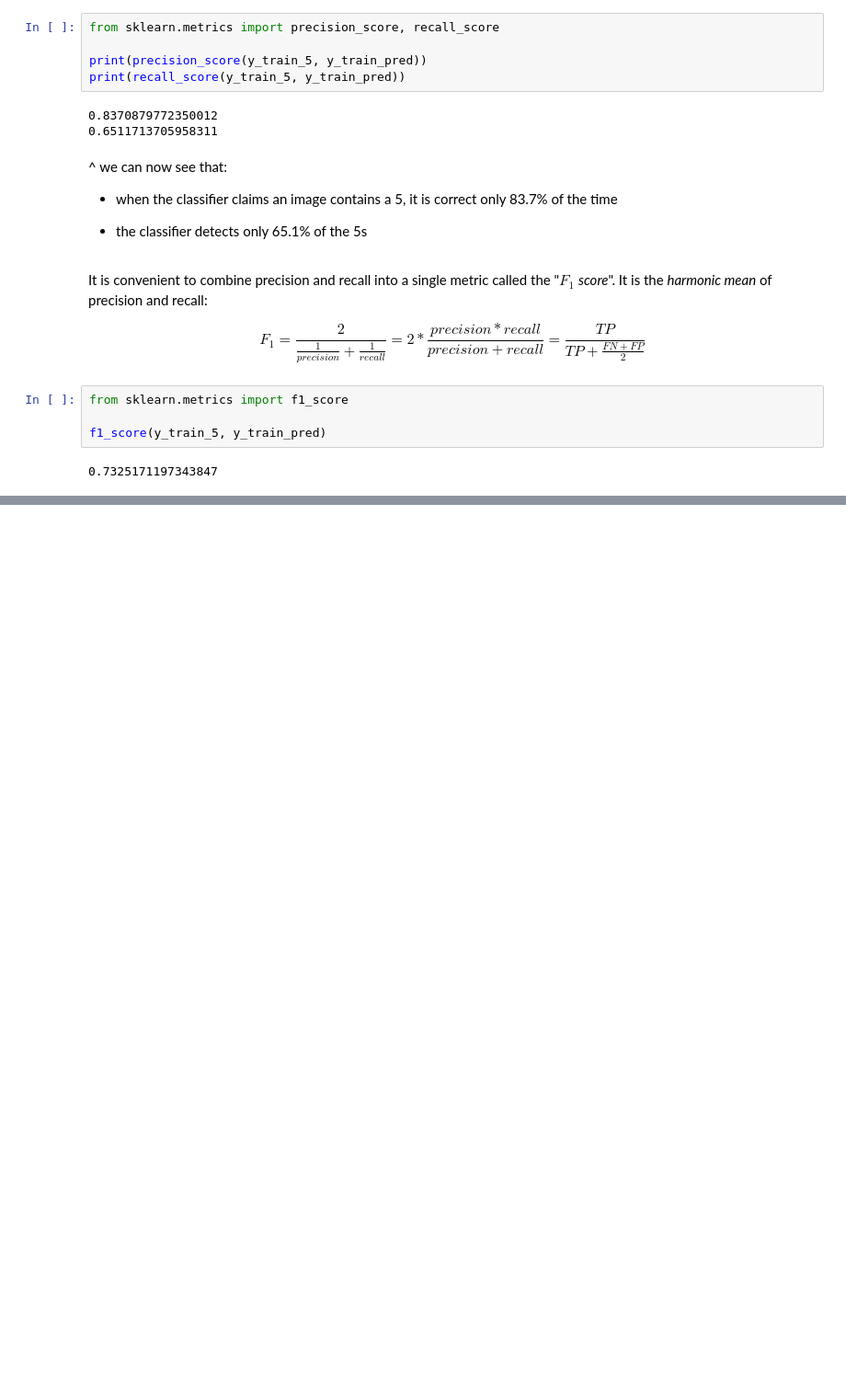
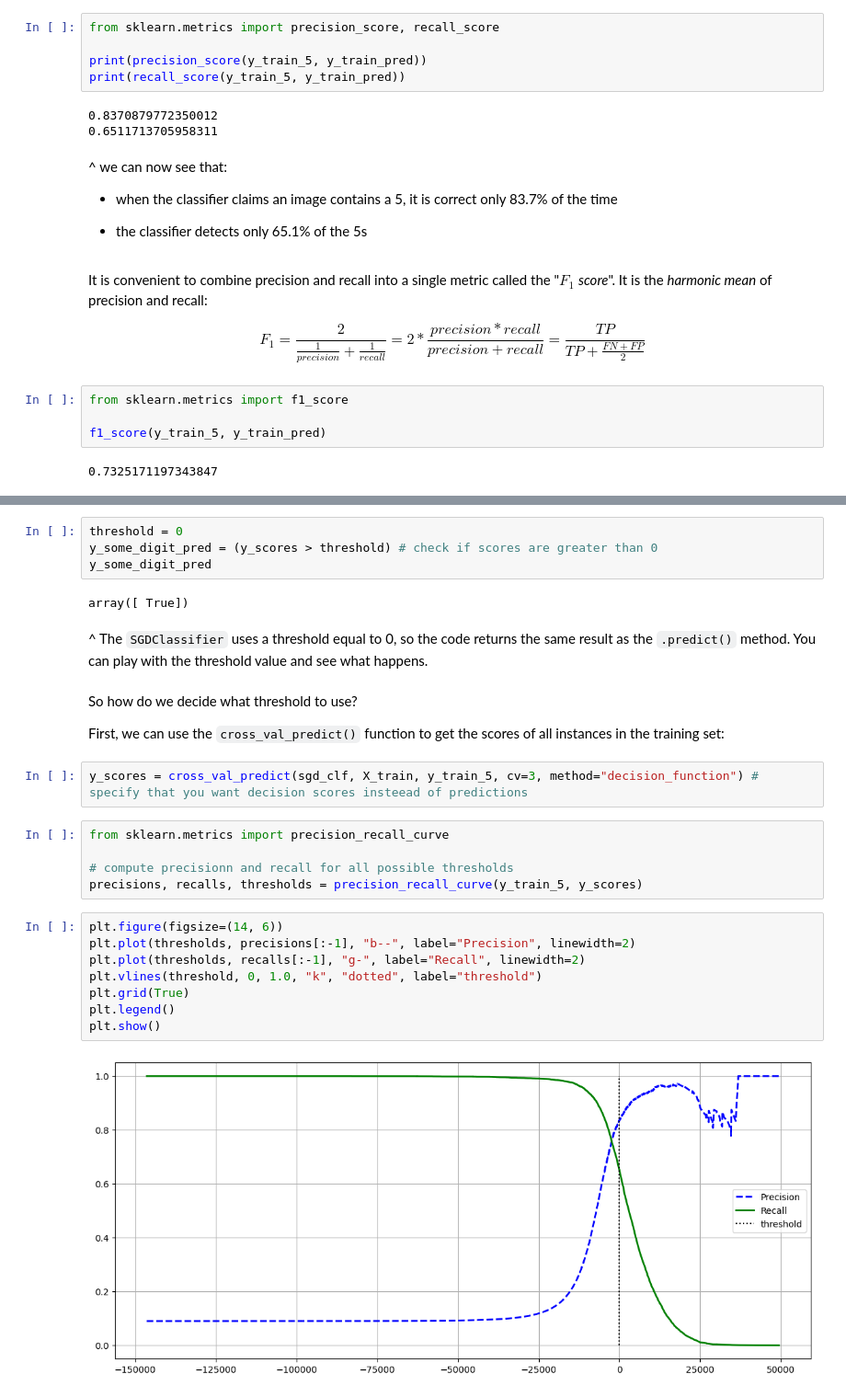
Before and after one commit to Adrifot/ml_basics, a Jupyter notebook: hands_on_ml_examples/mnist.ipynb, the cells around one changed output, grey strips where cells are left out. Shown: that part at 92% size. Drawn from its saved outputs; the diff is of its cells as text; blank space fills up the shorter version.

Commit message:
Added precision/recall trade-off info

```diff
--- a/hands_on_ml_examples/mnist.ipynb
+++ b/hands_on_ml_examples/mnist.ipynb
@@ -180,0 +204,29 @@ f1_score(y_train_5, y_train_pred)
+# %%
+threshold = 0
+y_some_digit_pred = (y_scores > threshold) # check if scores are greater than 0
+y_some_digit_pred
+# %% [output]
+array([ True])
+# %% [markdown]
+^ The `SGDClassifier` uses a threshold equal to 0, so the code returns the same result as the `.predict()` method. You can play with the threshold value and see what happens.
+# %% [markdown]
+So how do we decide what threshold to use?
+
+First, we can use the `cross_val_predict()` function to get the scores of all instances in the training set:
+# %%
+y_scores = cross_val_predict(sgd_clf, X_train, y_train_5, cv=3, method="decision_function") # specify that you want decision scores insteead of predictions
+# %%
+from sklearn.metrics import precision_recall_curve
+
+# compute precisionn and recall for all possible thresholds
+precisions, recalls, thresholds = precision_recall_curve(y_train_5, y_scores)
+# %%
+plt.figure(figsize=(14, 6))
+plt.plot(thresholds, precisions[:-1], "b--", label="Precision", linewidth=2)
+plt.plot(thresholds, recalls[:-1], "g-", label="Recall", linewidth=2)
+plt.vlines(threshold, 0, 1.0, "k", "dotted", label="threshold")
+plt.grid(True)
+plt.legend()
+plt.show()
+# %% [output]
+[figure, added]
```
Also changed, not shown: parts of 13 cells of this notebook.
